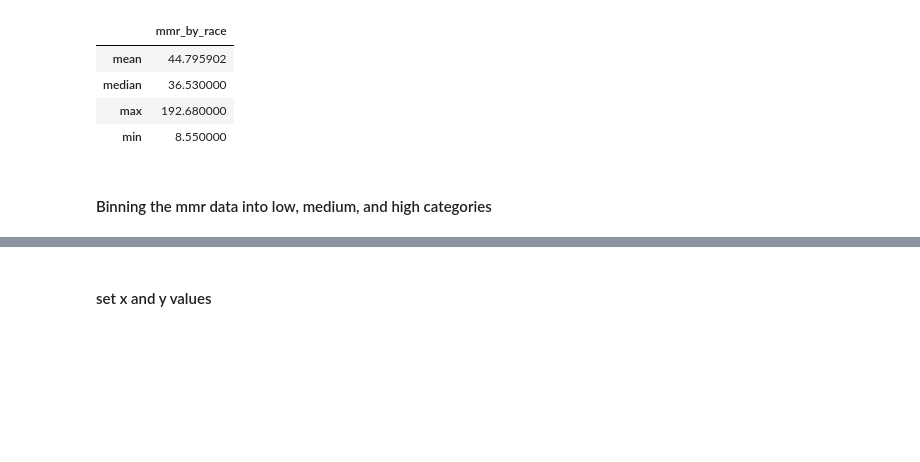
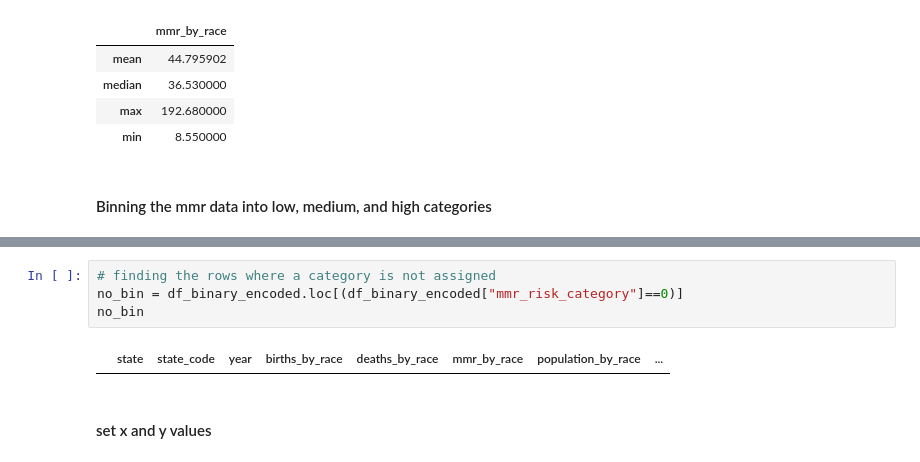
Before and after one commit to abpuccini/maternal-mortality-project, a Jupyter notebook: machine_learning/model_testing/Logistic_Regression_stratified_by_race_lee.ipynb, the cells around one changed output, grey strips where cells are left out. Cells and saved outputs as stored; diff of their text form; blank space fills up the shorter version.

```diff
--- a/machine_learning/model_testing/Logistic_Regression_stratified_by_race_lee.ipynb
+++ b/machine_learning/model_testing/Logistic_Regression_stratified_by_race_lee.ipynb
@@ -78,4 +106,10 @@ low        72
 Name: mmr_risk_category, dtype: int64
+# %%
+# finding the rows where a category is not assigned
+no_bin = df_binary_encoded.loc[(df_binary_encoded["mmr_risk_category"]==0)]
+no_bin
+# %% [output]
+|  | state | state_code | year | births_by_race | deaths_by_race | mmr_by_race | population_by_race | ... |
 # %% [markdown]
 #### set x and y values
 # %%
```
Also changed, not shown: parts of 7 cells of this notebook.
